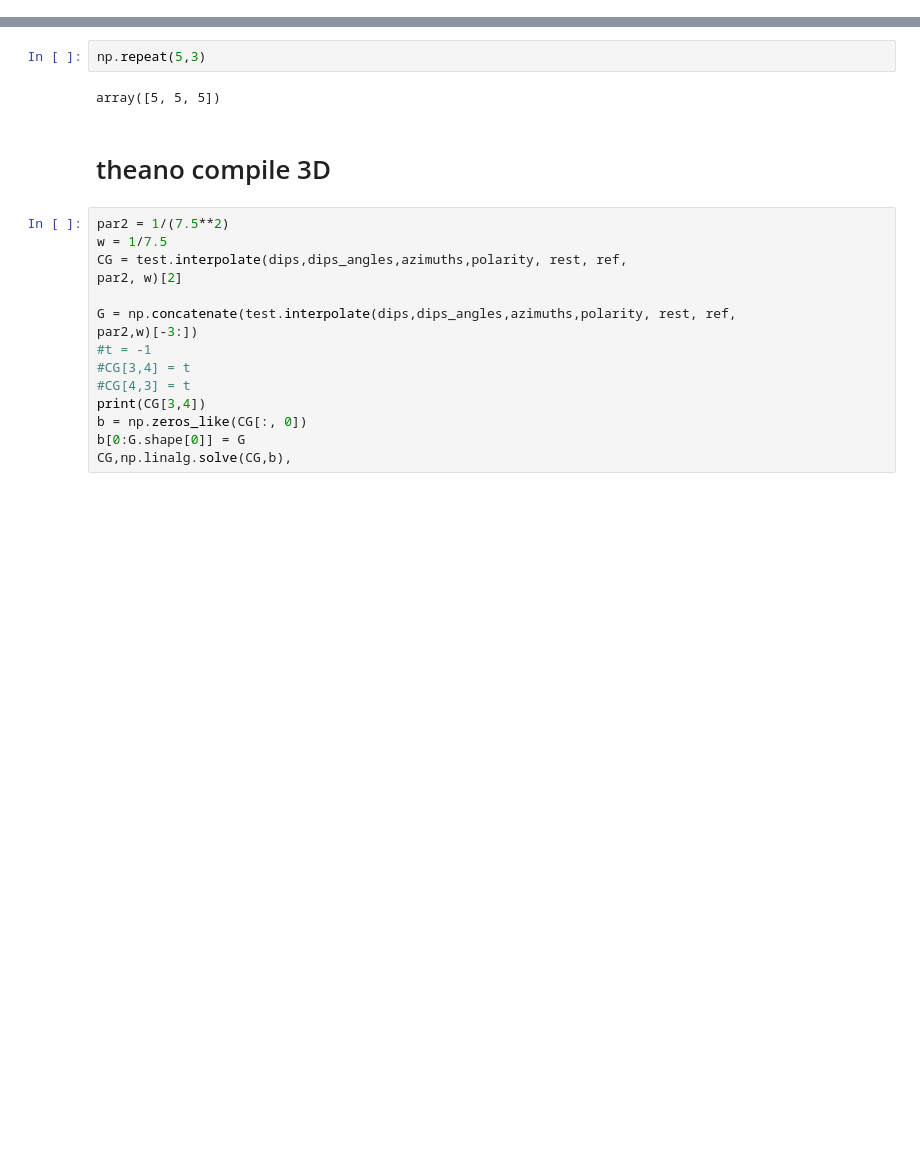
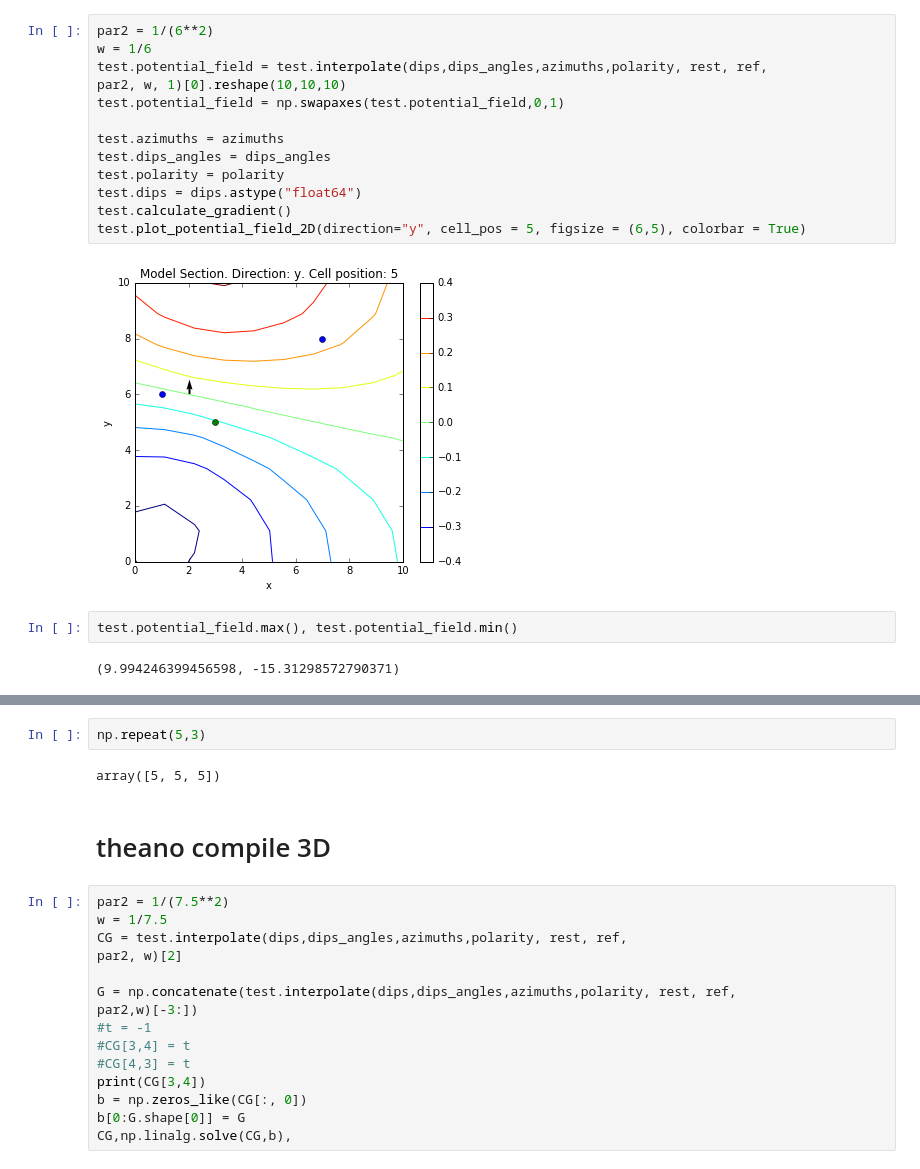
Before and after one commit to Leguark/GeMpy, a Jupyter notebook: Prototype Notebook/Geothealler big function 3D-Testing-degree0.ipynb, the cells around one changed output, grey strips where cells are left out. Saved outputs shown, nothing was run; the diff lists cells and outputs as text; blank space fills up the shorter version.

```diff
--- a/Prototype Notebook/Geothealler big function 3D-Testing-degree0.ipynb
+++ b/Prototype Notebook/Geothealler big function 3D-Testing-degree0.ipynb
@@ -57,0 +83,19 @@ rest, ref;
+# %%
+par2 = 1/(6**2)
+w = 1/6
+test.potential_field = test.interpolate(dips,dips_angles,azimuths,polarity, rest, ref,
+par2, w, 1)[0].reshape(10,10,10)
+test.potential_field = np.swapaxes(test.potential_field,0,1)
+
+test.azimuths = azimuths
+test.dips_angles = dips_angles
+test.polarity = polarity
+test.dips = dips.astype("float64")
+test.calculate_gradient()
+test.plot_potential_field_2D(direction="y", cell_pos = 5, figsize = (6,5), colorbar = True)
+# %% [output]
+[figure, added]
+# %%
+test.potential_field.max(), test.potential_field.min()
+# %% [output]
+(9.994246399456598, -15.31298572790371)
```
Also changed, not shown: parts of 7 cells of this notebook, 2 other files.
